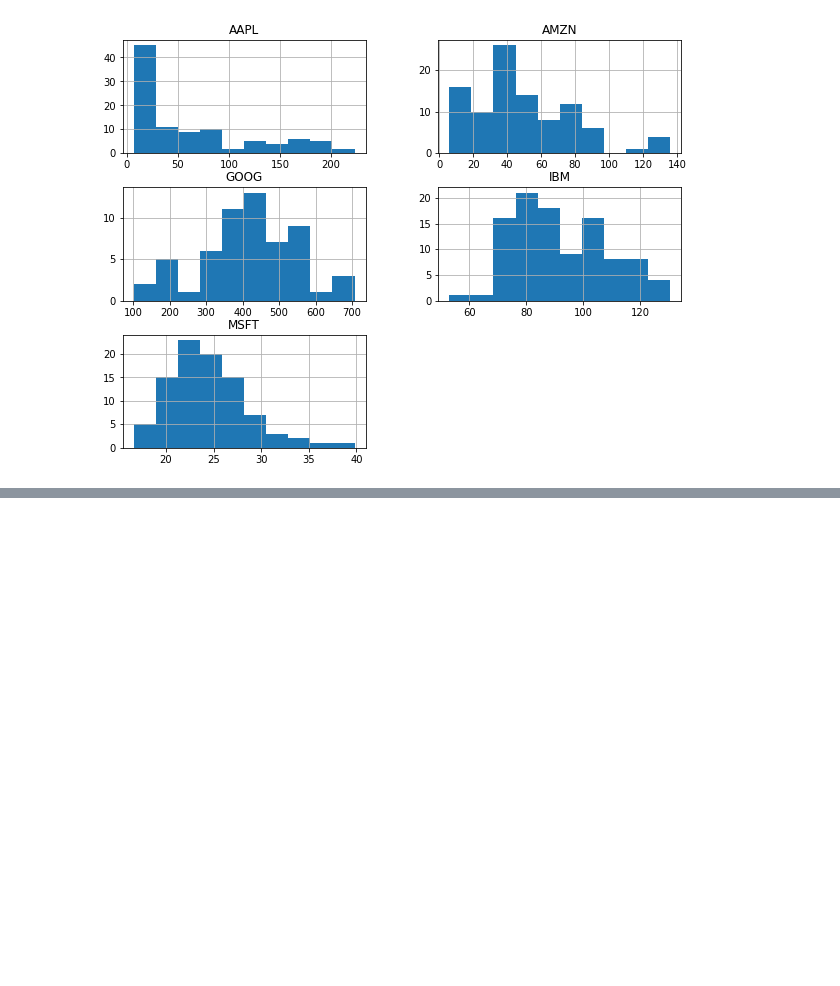
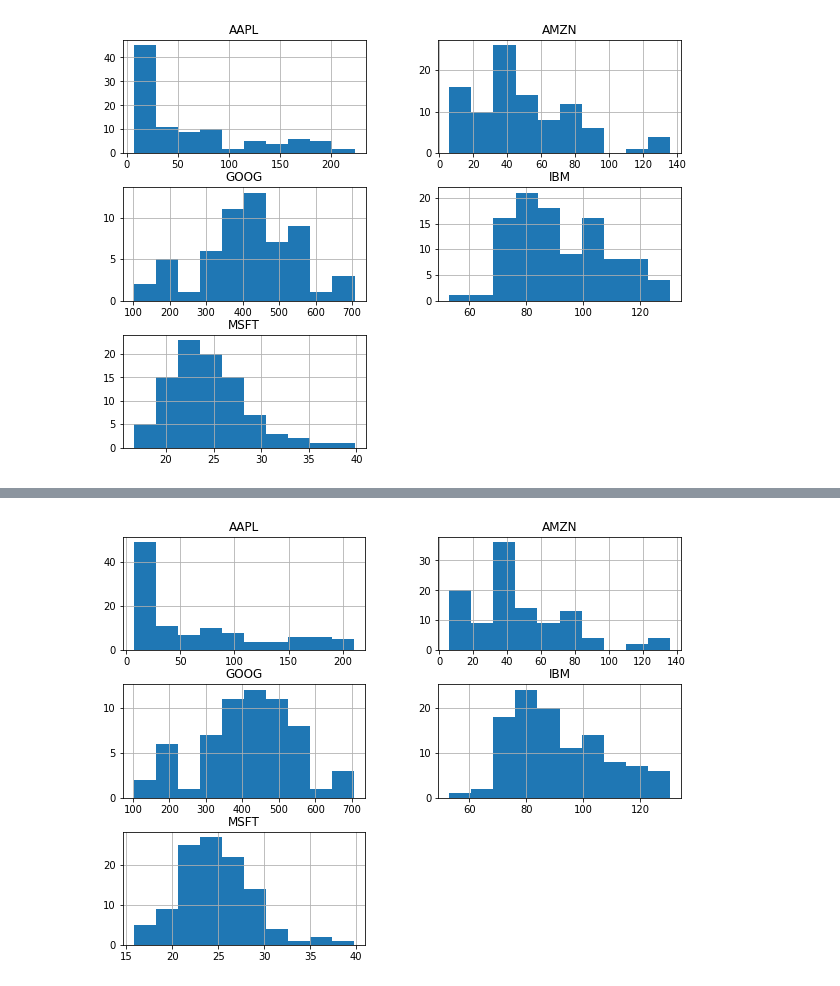
Before and after one commit to tifabi/100DaysOfMLCode, a Jupyter notebook: Splitting Data/Splitting_Data.ipynb, the cells around one changed output, grey strips where cells are left out. Drawn from its saved outputs; the diff is of its cells as text; code cells hidden in the pictures; blank space fills up the shorter version.

```diff
--- a/Splitting Data/Splitting_Data.ipynb
+++ b/Splitting Data/Splitting_Data.ipynb
@@ -158,0 +165,8 @@ trainPiv.describe().transpose()
+# %%
+def findDif(origPiv, trainPiv):
+    dif = 0
+    stdDif = 0
+    for i,j in enumerate(trainPiv):
+        dif += abs(trainPiv[j].mean()-origPiv[j].mean())
+        stdDif += abs(trainPiv[j].std()-origPiv[j].std())
+    return dif, stdDif
@@ -198,0 +229,13 @@ plt.show()
+# %%
+TnE_Dif = 5
+TnE_std = 5
+for i in range(20000):
+    train, test = srs(stocks, 0.1)
+    trainPiv = train.pivot(index='date', columns='symbol', values='price')
+    dif,std = findDif(stockPiv,trainPiv)
+    if dif < TnE_Dif and std < TnE_std:
+        TnE_Dif = dif
+        TnE_std = std
+        TnE_train, TnE_test = train,test
+
+print (TnE_Dif,TnE_std)
@@ -198,0 +254,3 @@ plt.show()
+# %%
+TnE_trainPiv = TnE_train.pivot(index='date', columns='symbol', values='price')
+TnE_trainPiv.describe().transpose()
@@ -198,0 +265,5 @@ plt.show()
+# %%
+TnE_trainPiv.hist(figsize=(10,7.5))
+plt.show()
+# %% [output]
+[figure, added]
```
Also changed, not shown: parts of 13 cells of this notebook.
